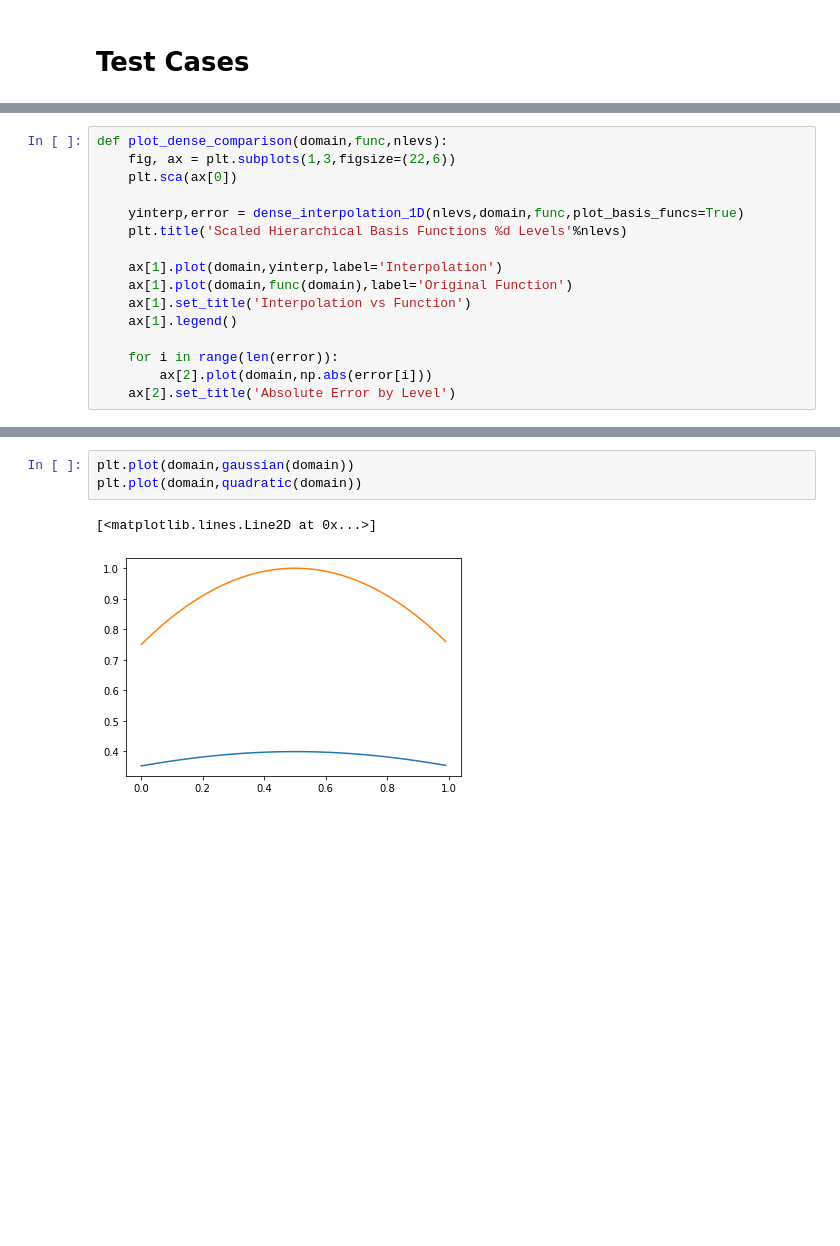
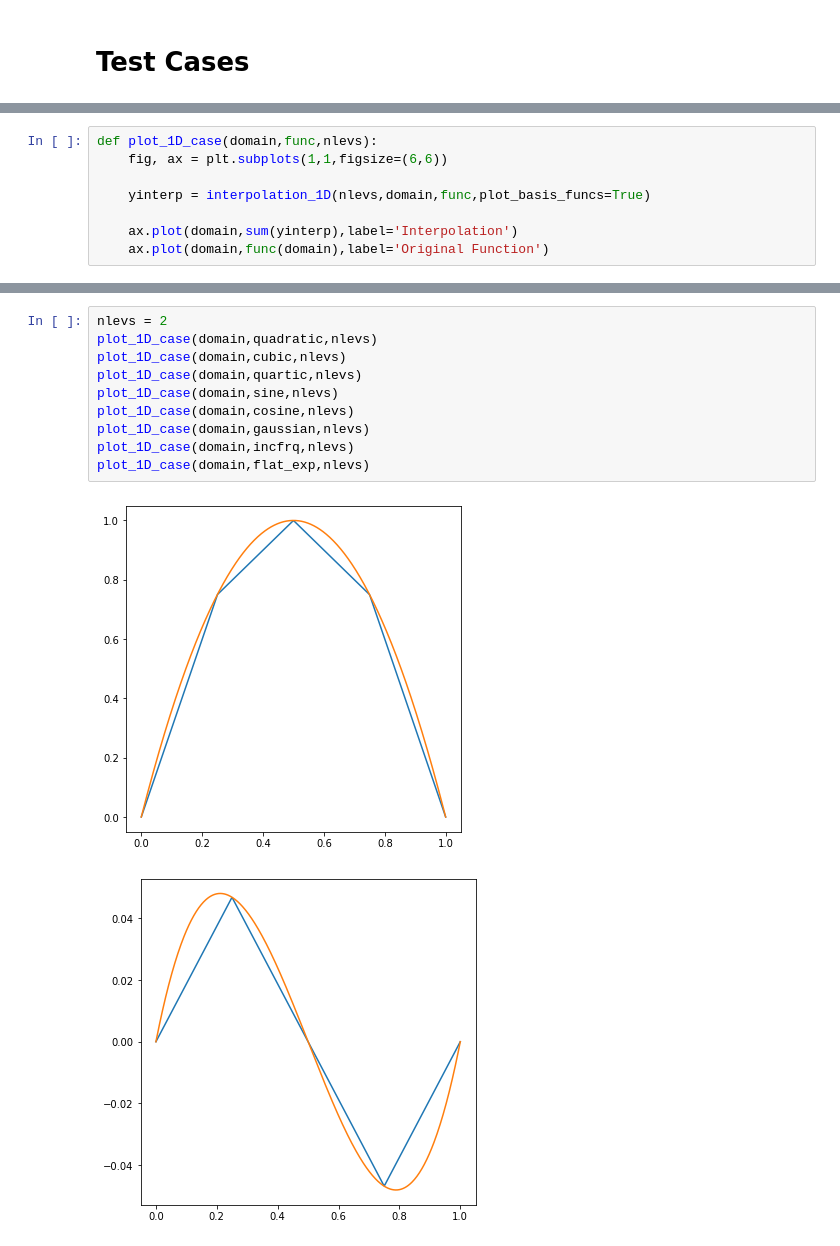
Before and after one commit to rachmeister/sparse_grid, a Jupyter notebook: SparseGrid.ipynb, the cells around one changed output, grey strips where cells are left out. Cells and saved outputs as stored; diff of their text form; blank space fills up the shorter version.

Commit message:
Cleaning up code and starting to compare L2 errors of dense vs sparse

```diff
--- a/SparseGrid.ipynb
+++ b/SparseGrid.ipynb
@@ -89,16 +181,8 @@ def quadratic_2D(x_val, y_val):
 # %%
-def plot_dense_comparison(domain,func,nlevs):
-    fig, ax = plt.subplots(1,3,figsize=(22,6))
-    plt.sca(ax[0])
+def plot_1D_case(domain,func,nlevs):
+    fig, ax = plt.subplots(1,1,figsize=(6,6))
 
-    yinterp,error = dense_interpolation_1D(nlevs,domain,func,plot_basis_funcs=True)
-    plt.title('Scaled Hierarchical Basis Functions %d Levels'%nlevs)
+    yinterp = interpolation_1D(nlevs,domain,func,plot_basis_funcs=True)
 
-    ax[1].plot(domain,yinterp,label='Interpolation')
-    ax[1].plot(domain,func(domain),label='Original Function')
-    ax[1].set_title('Interpolation vs Function')
-    ax[1].legend()
-
-    for i in range(len(error)):
-        ax[2].plot(domain,np.abs(error[i]))
-    ax[2].set_title('Absolute Error by Level')
+    ax.plot(domain,sum(yinterp),label='Interpolation')
+    ax.plot(domain,func(domain),label='Original Function')
@@ -144,6 +189,13 @@ for l in level:
-# %%
-plt.plot(domain,gaussian(domain))
-plt.plot(domain,quadratic(domain))
-# %% [output]
-[<matplotlib.lines.Line2D at 0x...>]
-[figure, removed]
+# %%
+nlevs = 2
+plot_1D_case(domain,quadratic,nlevs)
+plot_1D_case(domain,cubic,nlevs)
+plot_1D_case(domain,quartic,nlevs)
+plot_1D_case(domain,sine,nlevs)
+plot_1D_case(domain,cosine,nlevs)
+plot_1D_case(domain,gaussian,nlevs)
+plot_1D_case(domain,incfrq,nlevs)
+plot_1D_case(domain,flat_exp,nlevs)
+# %% [output]
+[figure, added]
+[figure, added]
```
Also changed, not shown: parts of 11 cells of this notebook.
